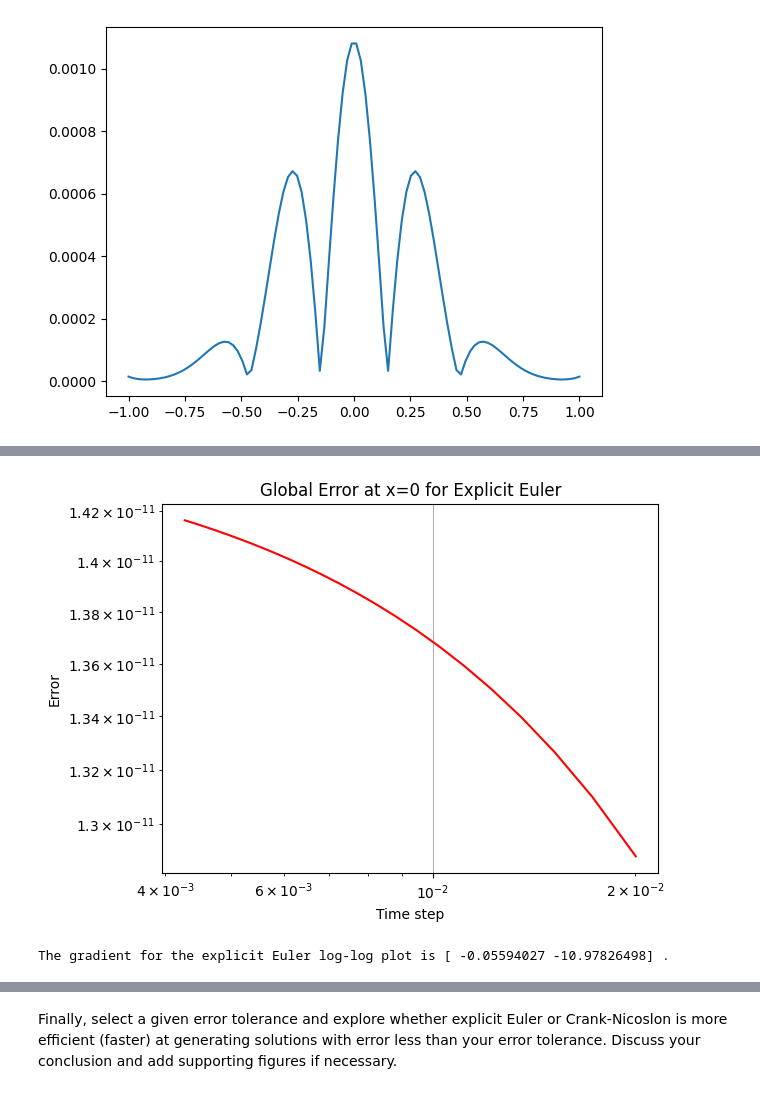
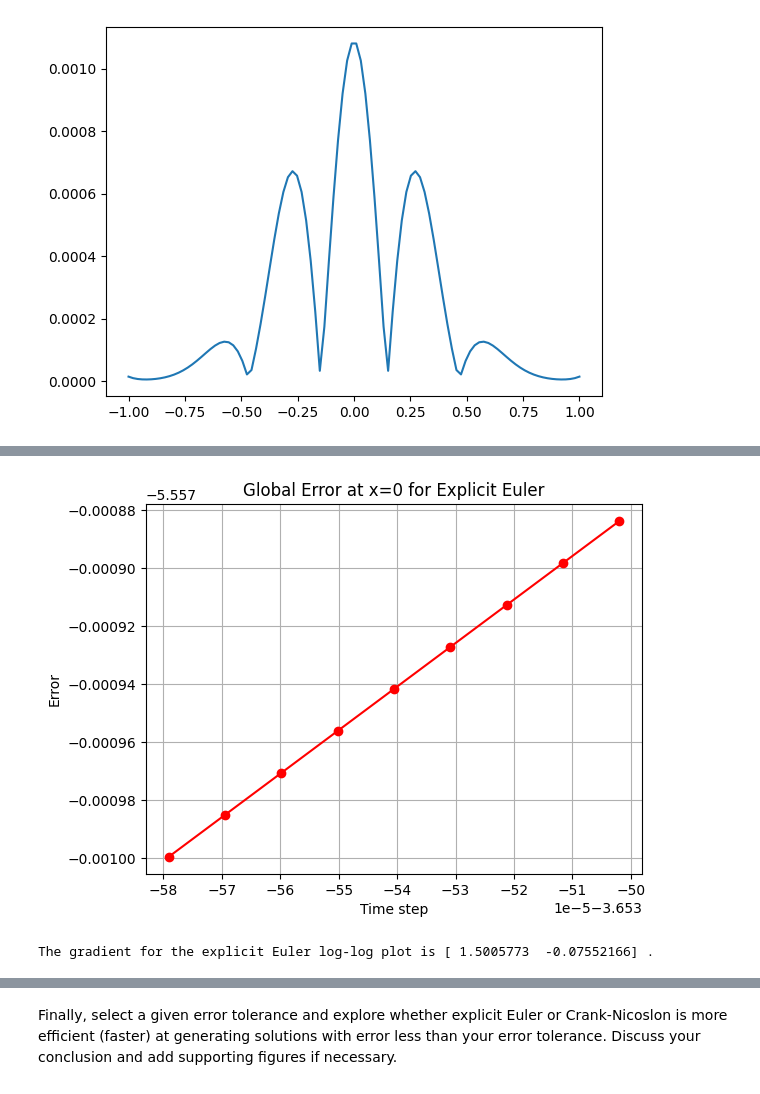
Before and after one commit to hesoane123-dev/QCES, a Jupyter notebook: Project1_numerical_methods.ipynb, the cells around one changed output, grey strips where cells are left out. Cells and saved outputs as stored; diff of their text form; code cells hidden in the pictures.

```diff
--- a/Project1_numerical_methods.ipynb
+++ b/Project1_numerical_methods.ipynb
@@ -519,9 +402,9 @@ The gradient for the Crank-Nicolson log-log plot is [ 2.17881945 -4.01602282] .
 # %%
 # Add code to plot error here
 # Changing the temporal step
-kappa = 0.0001
-euler_error = np.zeros(25)
-N = np.arange(500,2500,80) # A range of number of steps to take to get to t=10
+kappa = 0.001
+euler_error = np.zeros(10)
+N = np.arange(45031,45041,1) # A range of number of steps to take to get to t=10
 stepsize = np.divide(10,N-1)
 
 def true_solution(x,t,z):
@@ -531,24 +414,24 @@ t_start = 0  # start time (note that this is not the same time used to evaluate
 t_end = 10  # end time
 x_start = -1
 x_end = 1
-Nx = 101
+Nx = 3001
 
-for i in range(25):
+for i in range(10):
   Nt = N[i]
   t = np.linspace(t_start, t_end, Nt)
   x = np.linspace(x_start, x_end, Nx)
   c_EE = EE(x, t, kappa)
-  arg = int(3/4*(Nx-1))
-  euler_error[i] = np.abs(true_solution(0.5,t_end,kappa) - c_EE[arg,-1])
+  arg = int(1/2*(Nx-1))
+  euler_error[i] = np.abs(true_solution(0,t_end,kappa) - c_EE[arg,-1])
 
 
 
-plt.loglog(stepsize[0:24], euler_error[0:24], 'r-')
+plt.plot(np.log10(stepsize[0:9]), np.log10(euler_error[0:9]), 'ro-')
 plt.ylabel('Error')
 plt.xlabel('Time step')
 plt.title('Global Error at x=0 for Explicit Euler')
 plt.grid()
 plt.show()
-m_EE = np.polyfit(np.log10(stepsize[0:24]), np.log10(euler_error[0:24]),1)
+m_EE = np.polyfit(np.log10(stepsize[0:9]), np.log10(euler_error[0:9]),1)
 print('The gradient for the explicit Euler log-log plot is',m_EE,'.')
 # %% [output]
@@ -572,5 +448,5 @@ Explicit Euler method took 0.18 seconds
-[figure, old version]
+[figure, new version]
-The gradient for the explicit Euler log-log plot is [ -0.05594027 -10.97826498] .
+The gradient for the explicit Euler log-log plot is [ 1.5005773  -0.07552166] .
 # %%
 # Changing the spatial step
 kappa = 0.001
```
Also changed, not shown: parts of 6 cells of this notebook.
